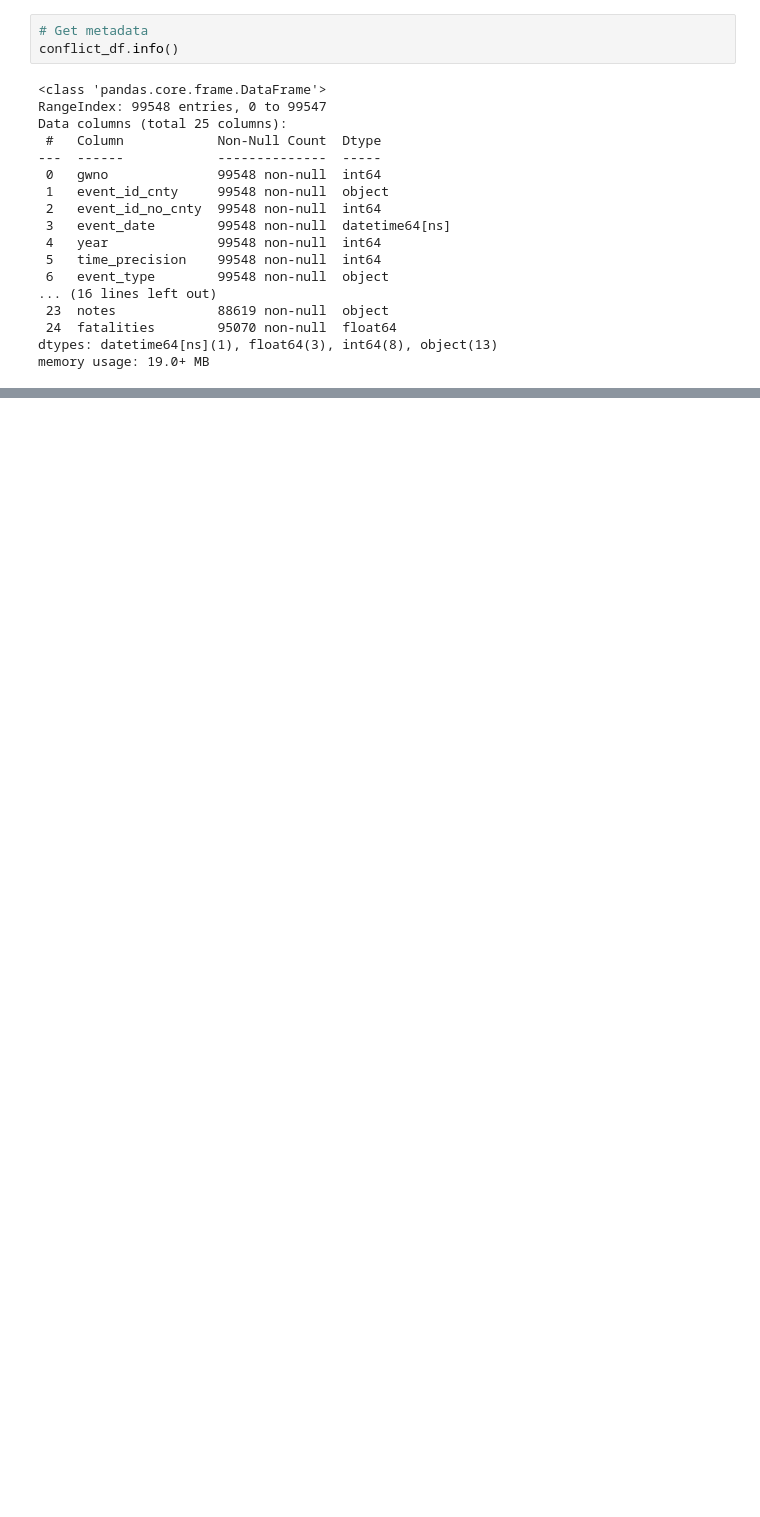
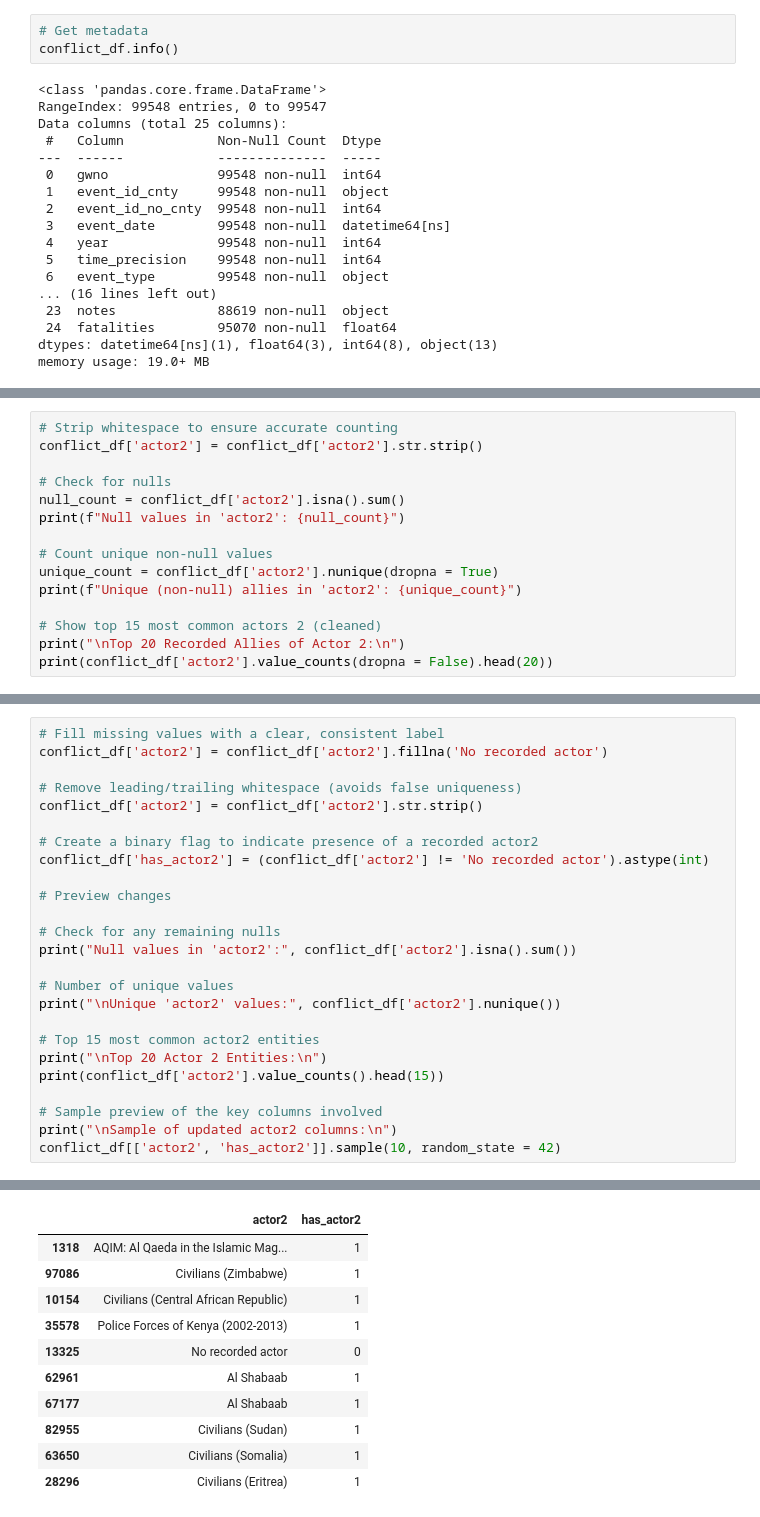
Before and after one commit to Vain-Guy/Mapping-Africa-s-Conflict-Relationships, a Jupyter notebook: conflict.ipynb, the cells around one changed output, grey strips where cells are left out. Cells and saved outputs as stored; diff of their text form; blank space fills up the shorter version.

```diff
--- a/conflict.ipynb
+++ b/conflict.ipynb
@@ -250,0 +441,15 @@ dtype: int64
+# %%
+# Strip whitespace to ensure accurate counting
+conflict_df['actor2'] = conflict_df['actor2'].str.strip()
+
+# Check for nulls
+null_count = conflict_df['actor2'].isna().sum()
+print(f"Null values in 'actor2': {null_count}")
+
+# Count unique non-null values
+unique_count = conflict_df['actor2'].nunique(dropna = True)
+print(f"Unique (non-null) allies in 'actor2': {unique_count}")
+
+# Show top 15 most common actors 2 (cleaned)
+print("\nTop 20 Recorded Allies of Actor 2:\n")
+print(conflict_df['actor2'].value_counts(dropna = False).head(20))
@@ -250,0 +505,26 @@ dtype: int64
+# %%
+# Fill missing values with a clear, consistent label
+conflict_df['actor2'] = conflict_df['actor2'].fillna('No recorded actor')
+
+# Remove leading/trailing whitespace (avoids false uniqueness)
+conflict_df['actor2'] = conflict_df['actor2'].str.strip()
+
+# Create a binary flag to indicate presence of a recorded actor2
+conflict_df['has_actor2'] = (conflict_df['actor2'] != 'No recorded actor').astype(int)
+
+# Preview changes
+
+# Check for any remaining nulls
+print("Null values in 'actor2':", conflict_df['actor2'].isna().sum())
+
+# Number of unique values
+print("\nUnique 'actor2' values:", conflict_df['actor2'].nunique())
+
+# Top 15 most common actor2 entities
+print("\nTop 20 Actor 2 Entities:\n")
+print(conflict_df['actor2'].value_counts().head(15))
+
+# Sample preview of the key columns involved
+print("\nSample of updated actor2 columns:\n")
+conflict_df[['actor2', 'has_actor2']].sample(10, random_state = 42)
+# %% [output]
@@ -250,0 +548,11 @@ dtype: int64
+|  | actor2 | has_actor2 |
+| 1318 | AQIM: Al Qaeda in the Islamic Mag... | 1 |
+| 97086 | Civilians (Zimbabwe) | 1 |
+| 10154 | Civilians (Central African Republic) | 1 |
+| 35578 | Police Forces of Kenya (2002-2013) | 1 |
+| 13325 | No recorded actor | 0 |
+| 62961 | Al Shabaab | 1 |
+| 67177 | Al Shabaab | 1 |
+| 82955 | Civilians (Sudan) | 1 |
+| 63650 | Civilians (Somalia) | 1 |
+| 28296 | Civilians (Eritrea) | 1 |
```
Also changed, not shown: parts of 21 cells of this notebook.
